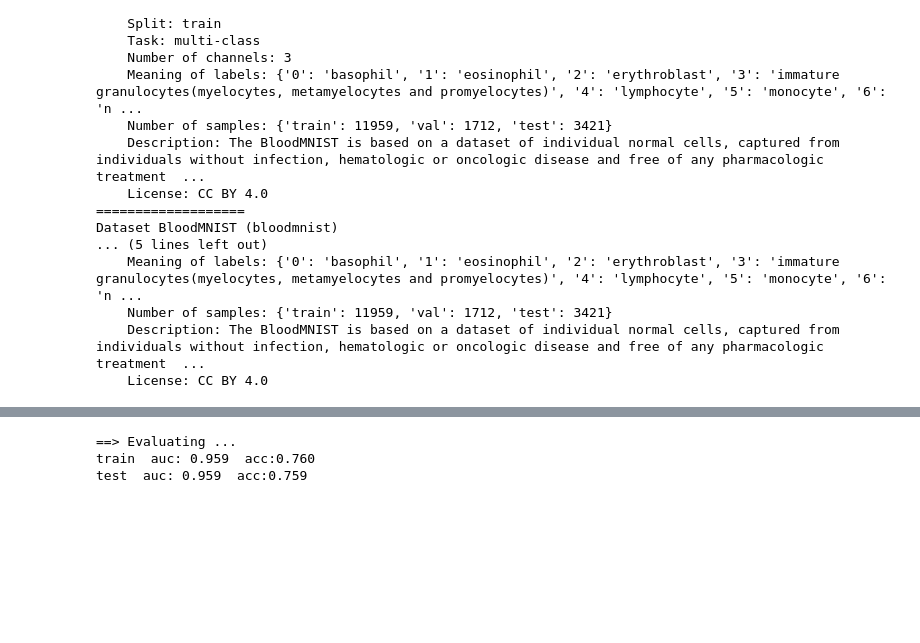
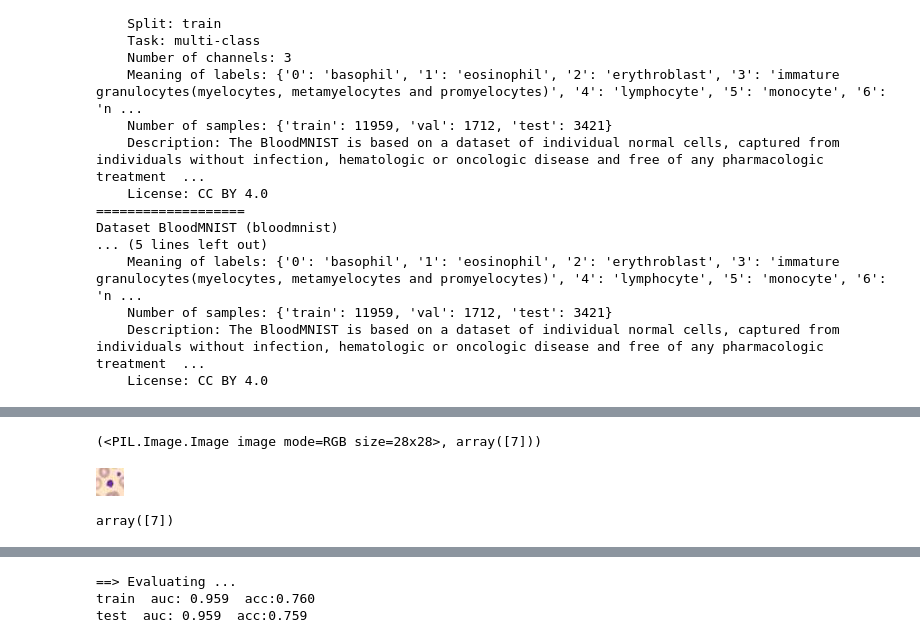
Before and after one commit to Existanze54/sirius-neural-networks-2024, a Jupyter notebook: Practices/03S_Convolutions.ipynb, the cells around one changed output, grey strips where cells are left out. Saved outputs shown, nothing was run; the diff lists cells and outputs as text; code cells hidden in the pictures; blank space fills up the shorter version.

```diff
--- a/Practices/03S_Convolutions.ipynb
+++ b/Practices/03S_Convolutions.ipynb
@@ -100,3 +118,15 @@ Dataset BloodMNIST (bloodmnist)
 Небольшой пример работы сверточного слоя с 3 входными и 2 выходными каналами.
 
 <img src="https://i.stack.imgur.com/uwHol.gif" width="800">
+# %%
+pil_dataset[0]
+# %% [output]
+(<PIL.Image.Image image mode=RGB size=28x28>, array([7]))
+# %%
+pil_dataset[0][0]
+# %% [output]
+[figure, added]
+# %%
+pil_dataset[0][1]
+# %% [output]
+array([7])
```
Also changed, not shown: parts of 24 cells of this notebook.
